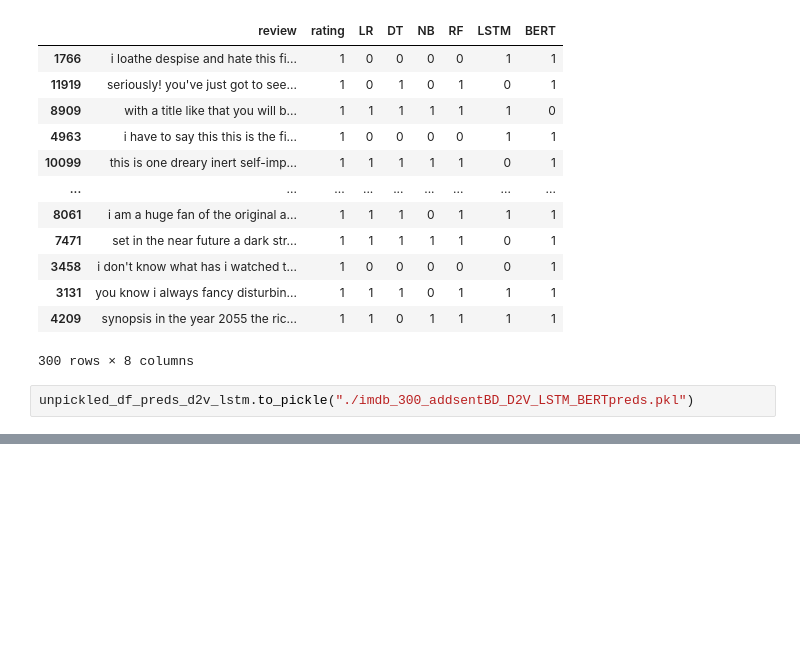
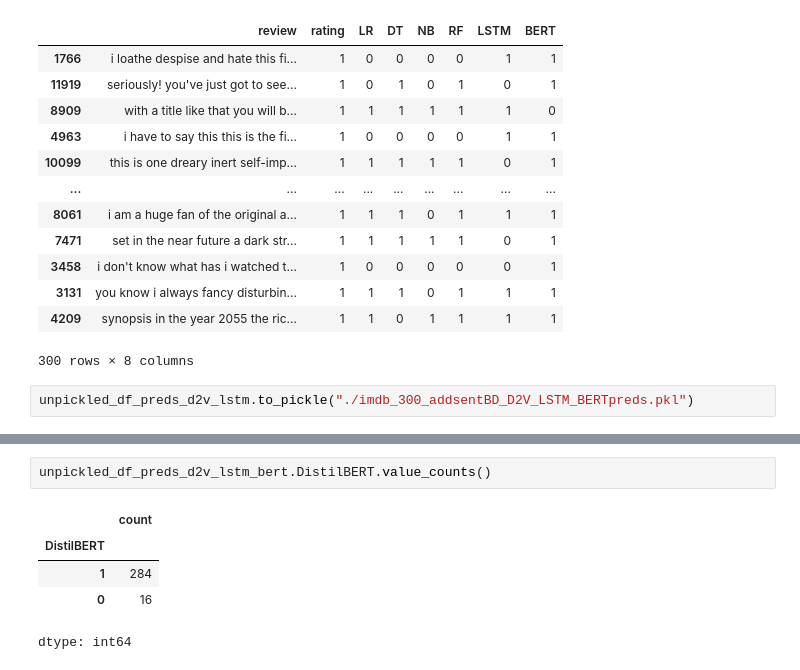
Before and after one commit to EgehanEralp/colabnotebooks, a Jupyter notebook: ensemble_defense.ipynb, the cells around one changed output, grey strips where cells are left out. Cells and saved outputs as stored; diff of their text form; blank space fills up the shorter version.

```diff
--- a/ensemble_defense.ipynb
+++ b/ensemble_defense.ipynb
@@ -1330,0 +1588,8 @@ unpickled_df_preds_d2v_lstm.to_pickle("./imdb_300_addsentBD_D2V_LSTM_BERTpreds.p
+# %%
+unpickled_df_preds_d2v_lstm_bert.DistilBERT.value_counts()
+# %% [output]
+|  | count |
+| DistilBERT |  |
+| 1 | 284 |
+| 0 | 16 |
+dtype: int64
```
Also changed, not shown: parts of 36 cells of this notebook.
